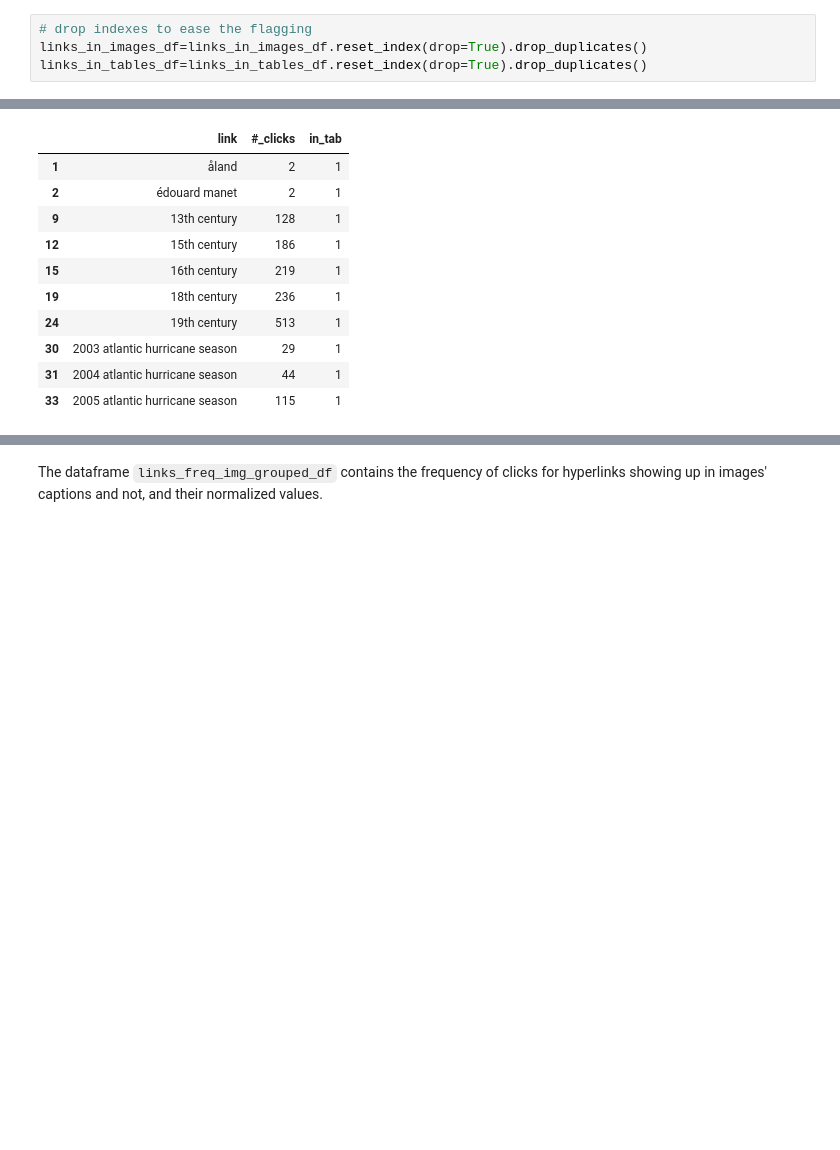
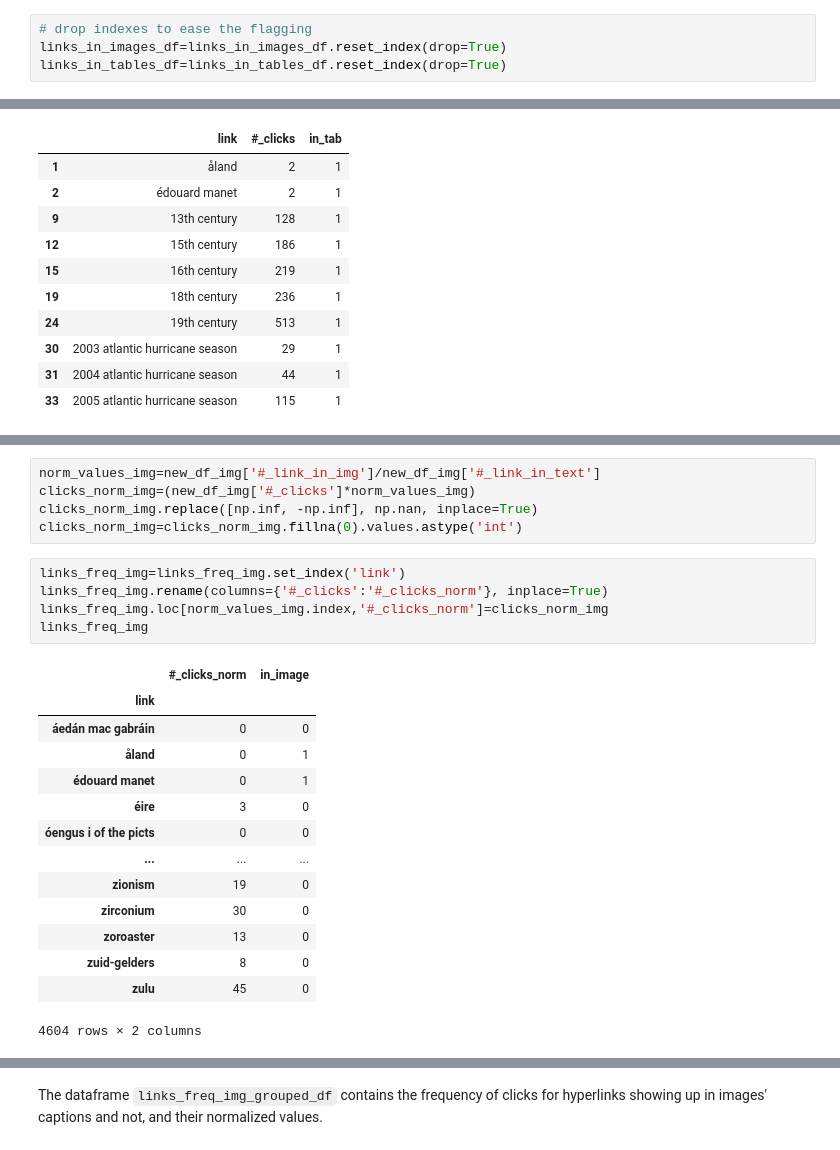
Before and after one commit to epfl-ada/ada-2022-project-theadalyzers, a Jupyter notebook: P2.ipynb, the cells around one changed output, grey strips where cells are left out. Cells and saved outputs as stored; diff of their text form; blank space fills up the shorter version.

```diff
--- a/P2.ipynb
+++ b/P2.ipynb
@@ -569,5 +586,5 @@ The total number of links in images captions is 372.
 Next, the supposed clickability preference for a hyperlink showing up in an image will be investigated, by grouping the click frequency by hyperlinks' location.
 # %%
 # drop indexes to ease the flagging
-links_in_images_df=links_in_images_df.reset_index(drop=True).drop_duplicates()
-links_in_tables_df=links_in_tables_df.reset_index(drop=True).drop_duplicates()
+links_in_images_df=links_in_images_df.reset_index(drop=True)
+links_in_tables_df=links_in_tables_df.reset_index(drop=True)
@@ -629,0 +749,25 @@ links_freq_tab[links_freq_tab['in_tab']==1][:10]
+# %%
+norm_values_img=new_df_img['#_link_in_img']/new_df_img['#_link_in_text']
+clicks_norm_img=(new_df_img['#_clicks']*norm_values_img)
+clicks_norm_img.replace([np.inf, -np.inf], np.nan, inplace=True)
+clicks_norm_img=clicks_norm_img.fillna(0).values.astype('int')
+# %%
+links_freq_img=links_freq_img.set_index('link')
+links_freq_img.rename(columns={'#_clicks':'#_clicks_norm'}, inplace=True)
+links_freq_img.loc[norm_values_img.index,'#_clicks_norm']=clicks_norm_img
+links_freq_img
+# %% [output]
+|  | #_clicks_norm | in_image |
+| link |  |  |
+| áedán mac gabráin | 0 | 0 |
+| åland | 0 | 1 |
+| édouard manet | 0 | 1 |
+| éire | 3 | 0 |
+| óengus i of the picts | 0 | 0 |
+| ... | ... | ... |
+| zionism | 19 | 0 |
+| zirconium | 30 | 0 |
+| zoroaster | 13 | 0 |
+| zuid-gelders | 8 | 0 |
+| zulu | 45 | 0 |
+4604 rows × 2 columns
```
Also changed, not shown: parts of 24 cells of this notebook.
